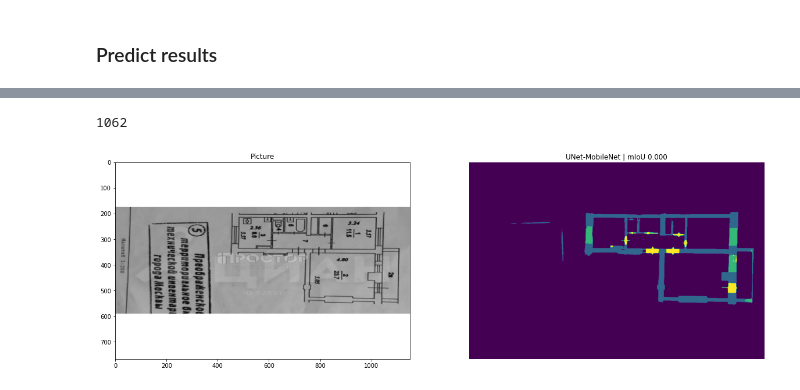
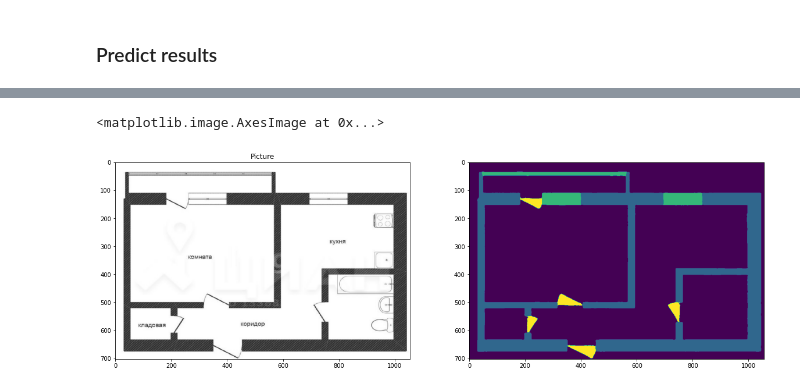
Before and after one commit to rogotulka/flat_segmentation, a Jupyter notebook: segmentation_of_flats.ipynb, the cells around one changed output, grey strips where cells are left out. Drawn from its saved outputs; the diff is of its cells as text; code cells hidden in the pictures.

```diff
--- a/segmentation_of_flats.ipynb
+++ b/segmentation_of_flats.ipynb
@@ -389,10 +389,10 @@ class FlatDataset(Dataset):
                 aug = self.transform(image=img)
                 img = Image.fromarray(aug['image'])
 
-            t = T.Compose([T.ToTensor(), T.Normalize(self.mean, self.std)])
-            img = t(img)
+            # t = T.Compose([T.ToTensor(), T.Normalize(self.mean, self.std)])
+            # img = t(img)
 
-            return img
+            return img, self.X[idx] + '.png'
 # %%
 mean=[0.485, 0.456, 0.406]
 std=[0.229, 0.224, 0.225]
@@ -736,6 +771,8 @@ def create_df():
     name = []
     for dirname, _, filenames in os.walk('test/'):
         for filename in filenames:
+            if filename.startswith('..') or filename.endswith('checkpoint.png') or filename.startswith('.'):
+                continue
             name.append(filename.split('.')[0])
 
     return pd.DataFrame({'id': name}, index = np.arange(0, len(name)))
@@ -753,19 +791,15 @@ for pr_image, name in pred_set:
     cv2.imwrite('results/masks/' + name, aug['image'])
 # %%
 # sample of predict with mask
-pr_image, name = pred_set[1445]
-print(i)
-i +=1
+pr_image, name = pred_set[6]
 
 fig, (ax1, ax2) = plt.subplots(1,2, figsize=(20,10))
 ax1.imshow(pr_image)
 ax1.set_title('Picture')
 
 pred_mask = predict_image_mask(model, pr_image)
 
 ax2.imshow(pred_mask)
-ax2.set_title('UNet-MobileNet | mIoU {:.3f}'.format(0))
-ax2.set_axis_off()
 # %% [output]
-1062
+<matplotlib.image.AxesImage at 0x...>
-[figure, old version]
+[figure, new version]
```
Also changed, not shown: parts of 7 cells of this notebook, 2 other files.
